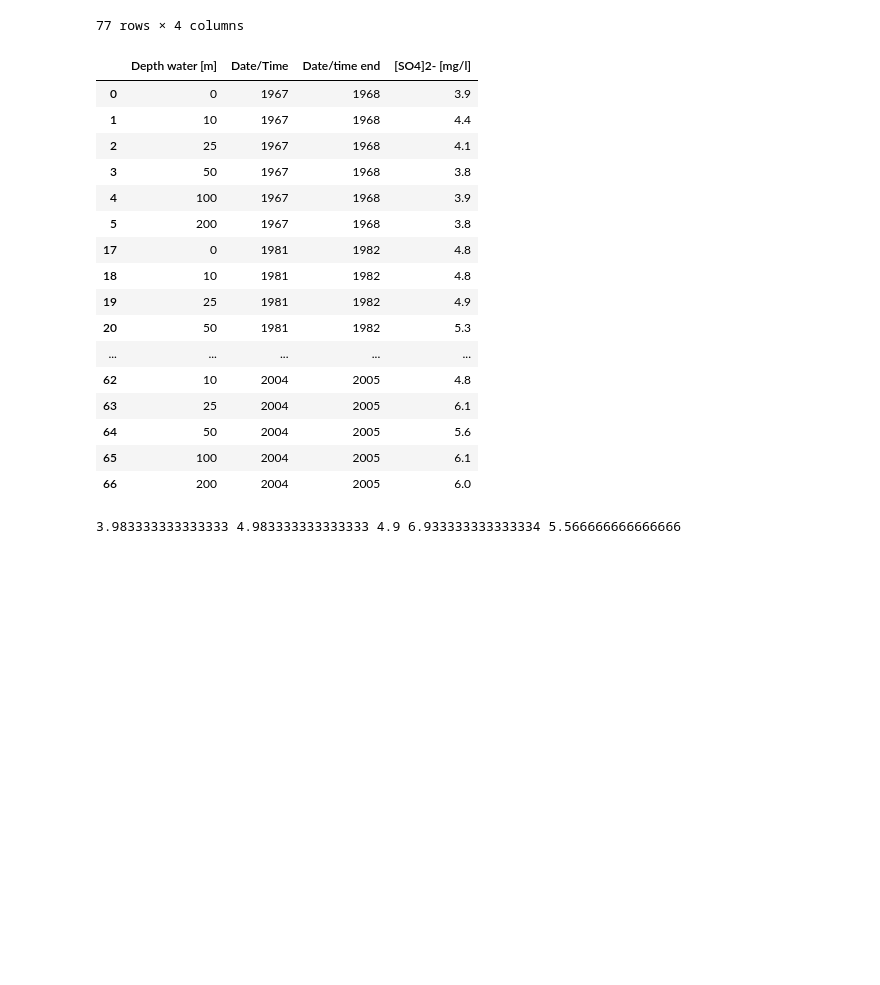
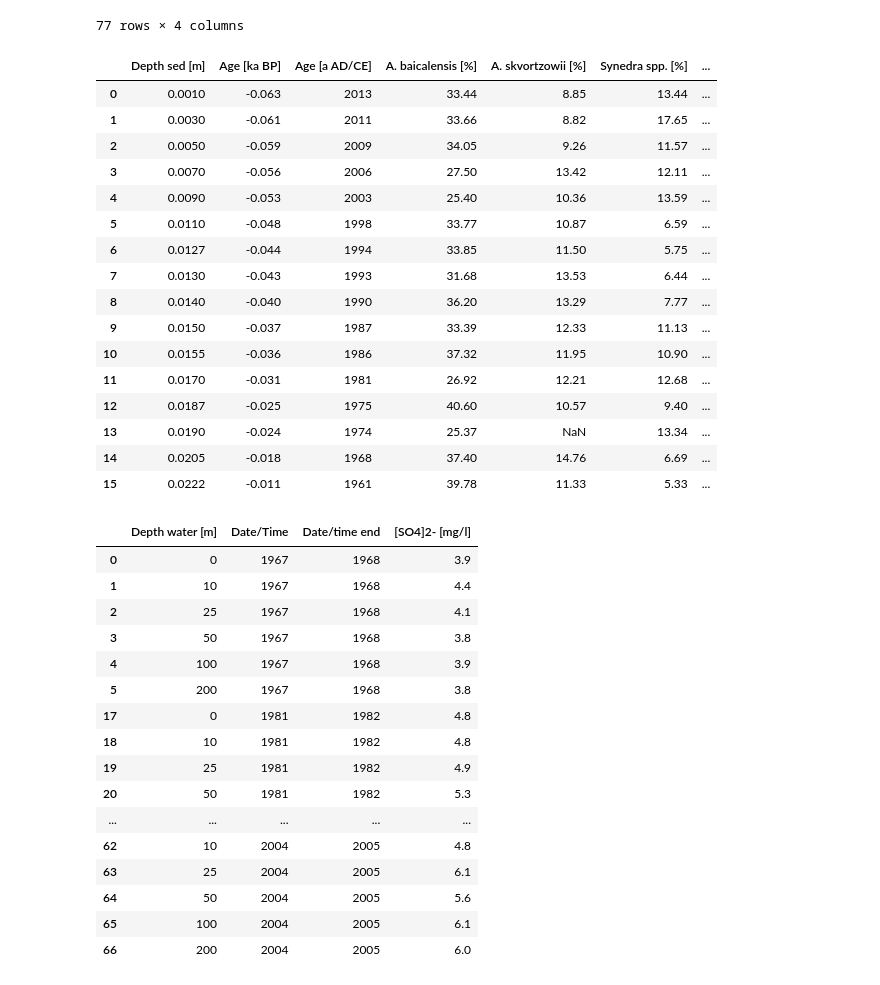
Before and after one commit to abeitz26/Beitz.A_FinalProject, a Jupyter notebook: final_graph1.ipynb, the cells around one changed output. Drawn from its saved outputs; the diff is of its cells as text; code cells hidden in the pictures; blank space fills up the shorter version.

```diff
--- a/final_graph1.ipynb
+++ b/final_graph1.ipynb
@@ -64,59 +64,58 @@ display(so4_df)
 # %%
 #Cutting the diatom measurements down to match the dates of the sulfate measurements
 dia_df_short = dia_df.loc[dia_df["Age [a AD/CE]"] > 1960]
+display(dia_df_short)
 
 #Averaging the sulfate concetration measurement to be from 0-200m, the photic layer, so only the sulfate concentration affecting the diatoms is shown
 #separating the orginal df to only include up 200m
 so4_df = so4_df.loc[so4_df['Depth water [m]'] < 201]
 display(so4_df)
 
 #split each time period into chunks and then averaged the sulfate concentration
 so4_avg1 = so4_df['[SO4]2- [mg/l]'].loc[0:5].mean()
 so4_avg2 = so4_df['[SO4]2- [mg/l]'].loc[17:22].mean()
 so4_avg3 = so4_df['[SO4]2- [mg/l]'].loc[28:33].mean()
 so4_avg4 = so4_df['[SO4]2- [mg/l]'].loc[44:49].mean()
 so4_avg5 = so4_df['[SO4]2- [mg/l]'].loc[61:].mean()
-print(so4_avg1, so4_avg2, so4_avg3, so4_avg4, so4_avg5)
 
 #created a new array with averaged so4 concentrations and respective dates
 so4conc = np.array([[1967, so4_avg1], [1981, so4_avg2], [1983, so4_avg3], [1986, so4_avg4], [2004, so4_avg5]])
+
 #turned that array into a dataframe ready to be plotted
 so4_final = pd.DataFrame(so4conc, columns =['Date Start', 'Average [SO4]2- [mg/l]'])
-
-
-#so4_avg1 = so4_df.loc[so4_df['Date/Time'] == 1967]
-#avg1 = so4_df.loc[column == 4].mean()
-#so4_fin1 = so4_avg1.loc[so4_avg1['[SO4]2- [mg/l]']]
-#print(so4_avg1)
-#so4_avg2 = so4_df.loc[so4_df['Date/Time'] == 1967].mean()
-#print(so4_avg2)
-#so4_avg3 = so4_df.loc[so4_df['Date/Time'] == 1981].mean()
-#print(so4_avg3)
-#so4_avg4 = so4_df.loc[so4_df['Date/Time'] == 1983].mean()
-#print(so4_avg4)
-#so4_avg5 = so4_df.loc[so4_df['Date/Time'] == 1986].mean()
-#print(so4_avg5)
-#so4_avg6 = so4_df.loc[so4_df['Date/Time'] == 2004].mean()
-#print(so4_avg6)
-
-#combining the rows and creating a new dataframe
-#pd.DataFrame(so4_avg1, so4_avg2, so4_avg3, so4_avg4, so4_avg5)
+display(so4_final)
 # %% [output]
-|  | Depth water [m] | Date/Time | Date/time end | [SO4]2- [mg/l] |
-| 0 | 0 | 1967 | 1968 | 3.9 |
-| 1 | 10 | 1967 | 1968 | 4.4 |
-| 2 | 25 | 1967 | 1968 | 4.1 |
-| 3 | 50 | 1967 | 1968 | 3.8 |
-| 4 | 100 | 1967 | 1968 | 3.9 |
-| 5 | 200 | 1967 | 1968 | 3.8 |
-| 17 | 0 | 1981 | 1982 | 4.8 |
-| 18 | 10 | 1981 | 1982 | 4.8 |
-| 19 | 25 | 1981 | 1982 | 4.9 |
-| 20 | 50 | 1981 | 1982 | 5.3 |
-| ... | ... | ... | ... | ... |
-| 62 | 10 | 2004 | 2005 | 4.8 |
-| 63 | 25 | 2004 | 2005 | 6.1 |
-| 64 | 50 | 2004 | 2005 | 5.6 |
-| 65 | 100 | 2004 | 2005 | 6.1 |
-| 66 | 200 | 2004 | 2005 | 6.0 |
+|  | Depth sed [m] | Age [ka BP] | Age [a AD/CE] | A. baicalensis [%] | A. skvortzowii [%] | Synedra spp. [%] | ... |
+| 0 | 0.0010 | -0.063 | 2013 | 33.44 | 8.85 | 13.44 | ... |
+| 1 | 0.0030 | -0.061 | 2011 | 33.66 | 8.82 | 17.65 | ... |
+| 2 | 0.0050 | -0.059 | 2009 | 34.05 | 9.26 | 11.57 | ... |
+| 3 | 0.0070 | -0.056 | 2006 | 27.50 | 13.42 | 12.11 | ... |
+| 4 | 0.0090 | -0.053 | 2003 | 25.40 | 10.36 | 13.59 | ... |
+| 5 | 0.0110 | -0.048 | 1998 | 33.77 | 10.87 | 6.59 | ... |
+| 6 | 0.0127 | -0.044 | 1994 | 33.85 | 11.50 | 5.75 | ... |
+| 7 | 0.0130 | -0.043 | 1993 | 31.68 | 13.53 | 6.44 | ... |
+| 8 | 0.0140 | -0.040 | 1990 | 36.20 | 13.29 | 7.77 | ... |
+| 9 | 0.0150 | -0.037 | 1987 | 33.39 | 12.33 | 11.13 | ... |
+| 10 | 0.0155 | -0.036 | 1986 | 37.32 | 11.95 | 10.90 | ... |
+| 11 | 0.0170 | -0.031 | 1981 | 26.92 | 12.21 | 12.68 | ... |
+| 12 | 0.0187 | -0.025 | 1975 | 40.60 | 10.57 | 9.40 | ... |
+| 13 | 0.0190 | -0.024 | 1974 | 25.37 | NaN | 13.34 | ... |
+| 14 | 0.0205 | -0.018 | 1968 | 37.40 | 14.76 | 6.69 | ... |
+| 15 | 0.0222 | -0.011 | 1961 | 39.78 | 11.33 | 5.33 | ... |
-3.983333333333333 4.983333333333333 4.9 6.933333333333334 5.566666666666666
+|  | Depth water [m] | Date/Time | Date/time end | [SO4]2- [mg/l] |
+| 0 | 0 | 1967 | 1968 | 3.9 |
+| 1 | 10 | 1967 | 1968 | 4.4 |
+| 2 | 25 | 1967 | 1968 | 4.1 |
+| 3 | 50 | 1967 | 1968 | 3.8 |
+| 4 | 100 | 1967 | 1968 | 3.9 |
+| 5 | 200 | 1967 | 1968 | 3.8 |
+| 17 | 0 | 1981 | 1982 | 4.8 |
+| 18 | 10 | 1981 | 1982 | 4.8 |
+| 19 | 25 | 1981 | 1982 | 4.9 |
+| 20 | 50 | 1981 | 1982 | 5.3 |
+| ... | ... | ... | ... | ... |
+| 62 | 10 | 2004 | 2005 | 4.8 |
+| 63 | 25 | 2004 | 2005 | 6.1 |
+| 64 | 50 | 2004 | 2005 | 5.6 |
+| 65 | 100 | 2004 | 2005 | 6.1 |
+| 66 | 200 | 2004 | 2005 | 6.0 |
```
Also changed, not shown: parts of 4 cells of this notebook.
